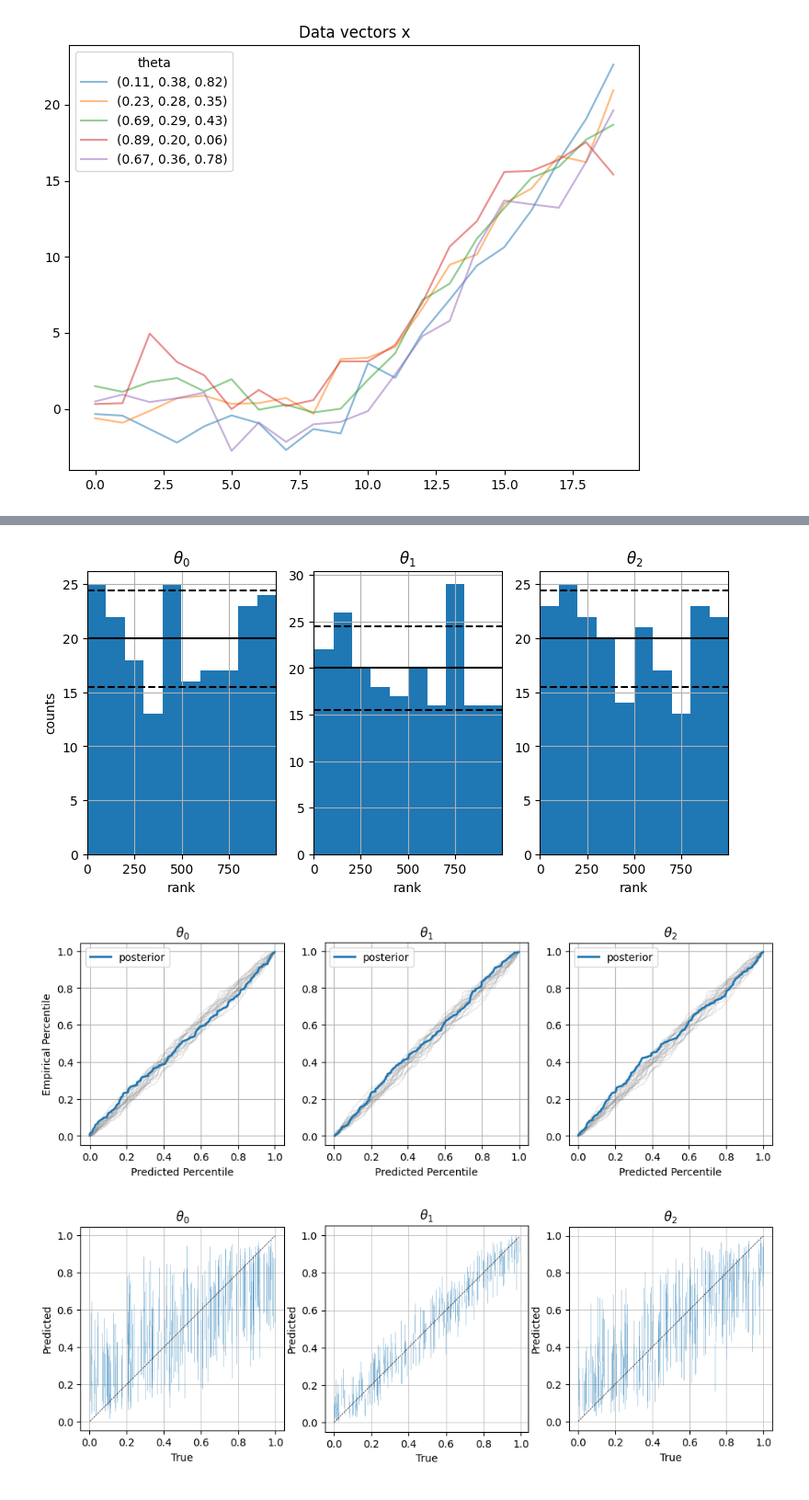
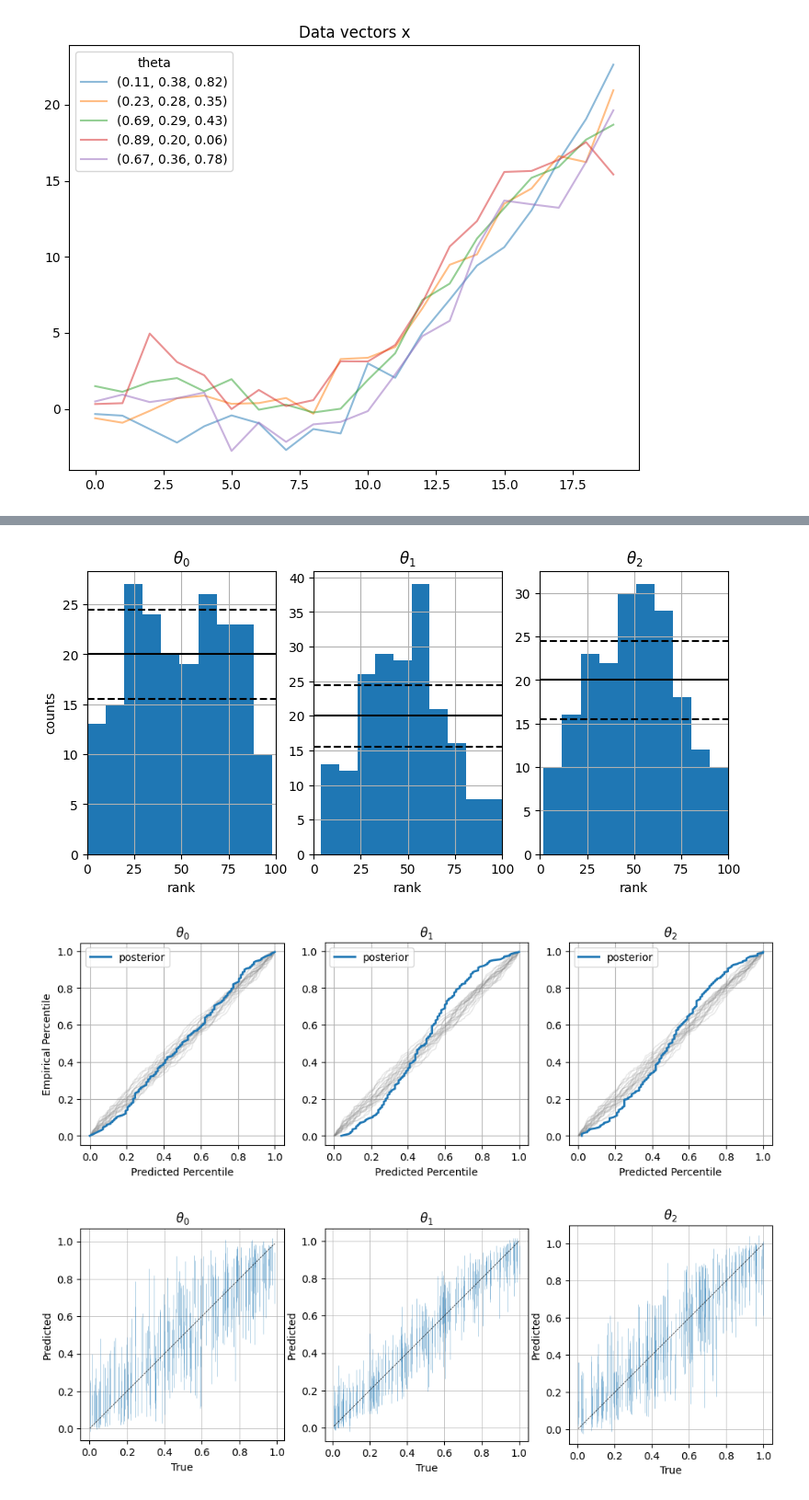
Before and after one commit to maho3/ltu-ili, a Jupyter notebook: notebooks/tutorial.ipynb, the cells around one changed output, grey strips where cells are left out. Shown at 92% size. Saved outputs shown, nothing was run; the diff lists cells and outputs as text; code cells hidden in the pictures.

```diff
--- a/notebooks/tutorial.ipynb
+++ b/notebooks/tutorial.ipynb
@@ -79,0 +109,9 @@ runner = SBIRunner(
+# %%
+# choose a random input
+ind = np.random.randint(len(theta))
+
+# generate samples from the posterior using accept/reject sampling
+samples = posterior.sample((1000,), x[ind])
+
+# calculate the log_prob for each sample
+log_prob = posterior.log_prob(samples, x[ind])
@@ -108,8 +249,11 @@ ax.legend()
 # choose a random input
 ind = np.random.randint(len(theta))
 
-# generate samples from the posterior
-samples = posterior.sample((1000,), x[ind])
+# generate samples from the posterior using MCMC
+samples = posterior.sample(
+    (1000,), x[ind],
+    method='slice_np_vectorized', num_chains=4
+)
 
-# calculate the log_prob for each sample
-log_prob = posterior.log_prob(samples, x[ind])
+# calculate the potential (prop. to log_prob) for each sample
+log_prob = posterior.potential(samples, x[ind])
@@ -133,6 +279,13 @@ plt.colorbar(im, label='log probability', use_gridspec=True, cax=axs[2])
 # use ltu-ili's built-in validation metrics to plot the posterior for this point
 metric = PlotSinglePosterior(
     backend='sbi', output_path=None, num_samples=1000,
-    sample_method='pyro', labels=[f'$\\theta_{i}$' for i in range(3)])
-f = metric(posterior=posterior, x_obs = x[ind], theta_obs=theta[ind], x=x, theta=theta)
+    sample_method='slice_np_vectorized',
+    sample_params={'num_chains': 4, 'burn_in':100, 'thin': 10},
+    labels=[f'$\\theta_{i}$' for i in range(3)]
+)
+fig = metric(
+    posterior=posterior,
+    x_obs = x[ind], theta_obs=theta[ind],
+    x=x, theta=theta
+)
 # %% [output]
@@ -140,12 +293,20 @@ f = metric(posterior=posterior, x_obs = x[ind], theta_obs=theta[ind], x=x, theta
 # %%
 # calculate and plot the rank statistics to describe univariate posterior coverage
+# (note, with MCMC this takes a while)
 metric = PlotRankStatistics(
-    backend='sbi', output_path=None, num_samples=1000,
-    sample_method='pyro', labels=[f'$\\theta_{i}$' for i in range(3)])
-f = metric(posterior=posterior, x_obs = x[ind], theta_obs=theta[ind], x=x, theta=theta)
+    backend='sbi', output_path=None, num_samples=100,
+    sample_method='slice_np_vectorized',
+    sample_params={'num_chains': 4, 'burn_in':100, 'thin': 1},
+    labels=[f'$\\theta_{i}$' for i in range(3)]
+)
+fig = metric(
+    posterior=posterior,
+    x_obs = x[ind], theta_obs=theta[ind],
+    x=x, theta=theta
+)
 # %% [output]
-[figure, old version]
+[figure, new version]
-[figure, old version]
+[figure, new version]
-[figure, old version]
+[figure, new version]
 # %%
 # calculate and plot the TARP metric to describe multivariate posterior coverage
```
Also changed, not shown: parts of 31 cells of this notebook.
